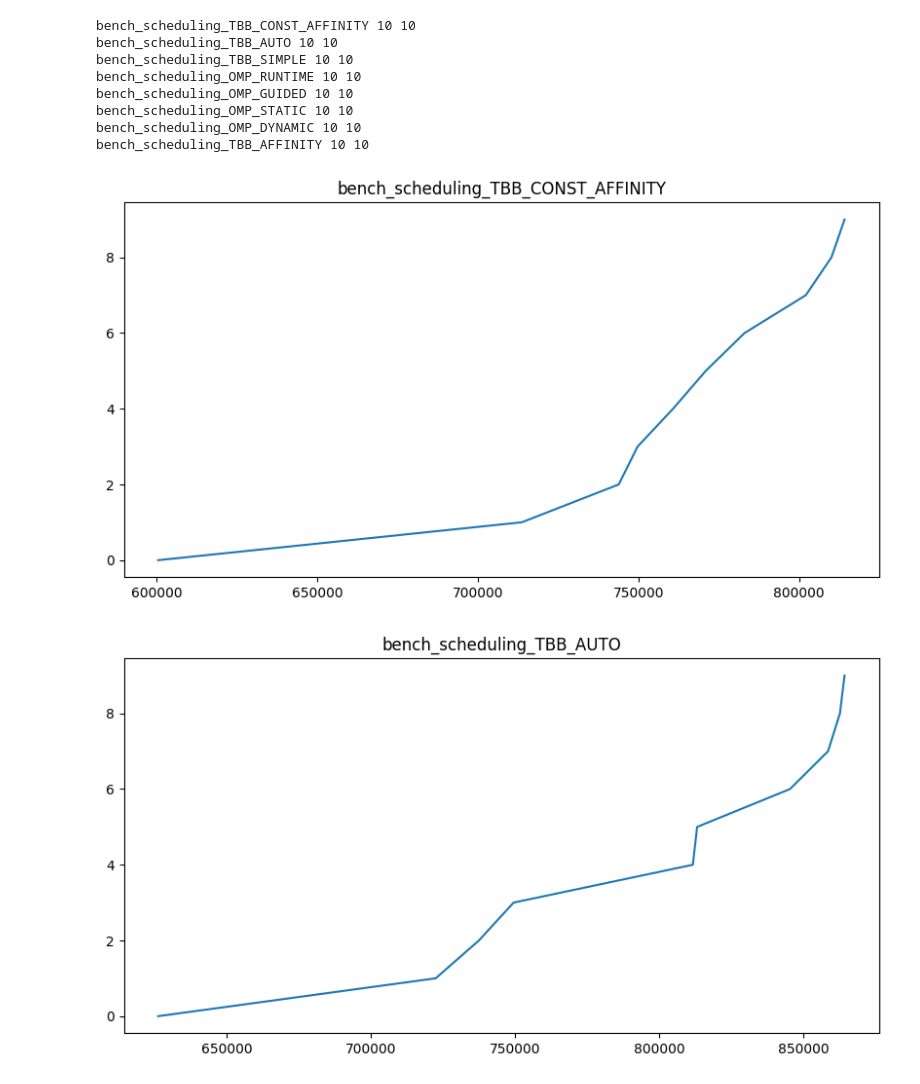
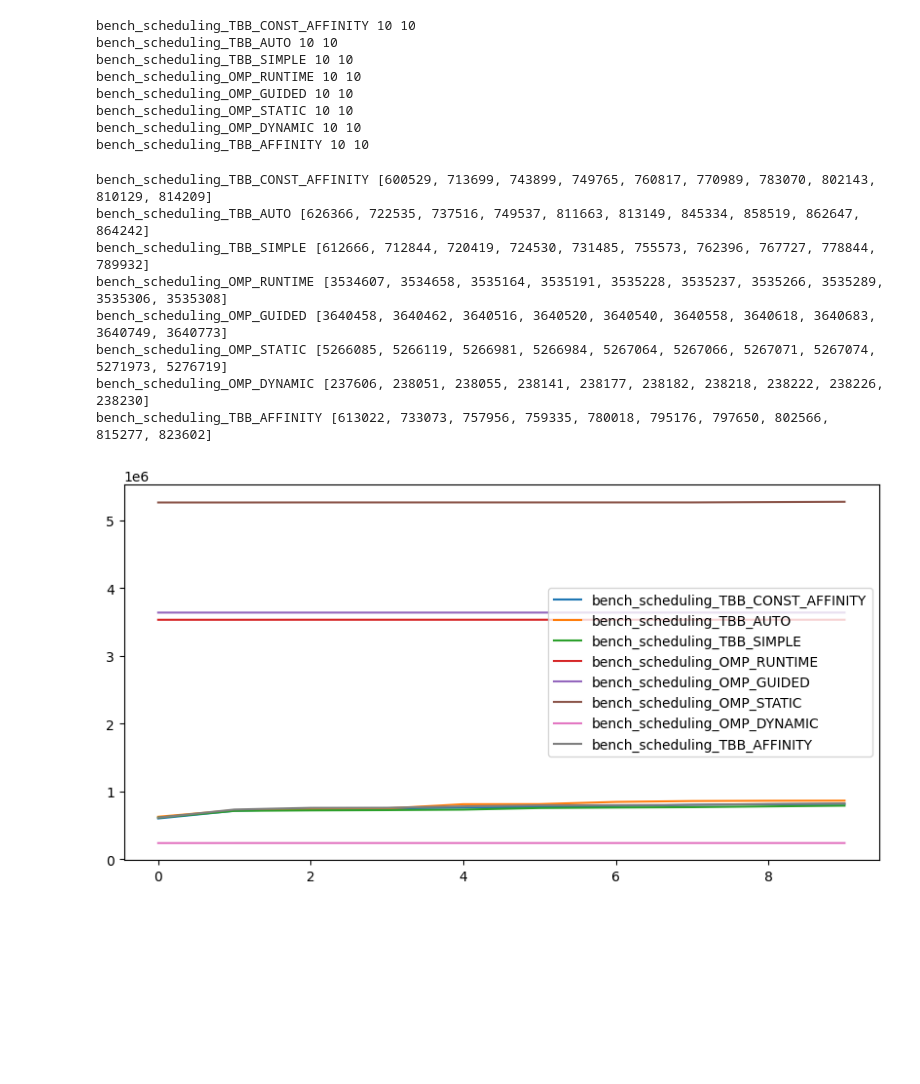
Before and after one commit to blonded04/composable-parallel-scheduler-microbench, a Jupyter notebook: benchplot.ipynb, the cells around one changed output. Saved outputs shown, nothing was run; the diff lists cells and outputs as text; code cells hidden in the pictures; blank space fills up the shorter version.

```diff
--- a/benchplot.ipynb
+++ b/benchplot.ipynb
@@ -73,14 +73,20 @@ bench_scheduling_OMP_STATIC 10 10
 bench_scheduling_OMP_DYNAMIC 10 10
 bench_scheduling_TBB_AFFINITY 10 10
 # %%
-# plot distribution of scheduling_times for each bench_type on one plot
-# y for time, x for thread_id
+# x for thread_idx, y for time
 plt.figure(figsize=(10, 5))
 for bench_type, times in scheduling_times.items():
-    plt.plot(times, range(len(times)), label=bench_type)
-    # add label of bench_type to legend
-
+    print(bench_type, times)
+    plt.plot(range(len(times)), times, label=bench_type)
+plt.legend()
 plt.show()
 # %% [output]
+bench_scheduling_TBB_CONST_AFFINITY [600529, 713699, 743899, 749765, 760817, 770989, 783070, 802143, 810129, 814209]
+bench_scheduling_TBB_AUTO [626366, 722535, 737516, 749537, 811663, 813149, 845334, 858519, 862647, 864242]
+bench_scheduling_TBB_SIMPLE [612666, 712844, 720419, 724530, 731485, 755573, 762396, 767727, 778844, 789932]
+bench_scheduling_OMP_RUNTIME [3534607, 3534658, 3535164, 3535191, 3535228, 3535237, 3535266, 3535289, 3535306, 3535308]
+bench_scheduling_OMP_GUIDED [3640458, 3640462, 3640516, 3640520, 3640540, 3640558, 3640618, 3640683, 3640749, 3640773]
+bench_scheduling_OMP_STATIC [5266085, 5266119, 5266981, 5266984, 5267064, 5267066, 5267071, 5267074, 5271973, 5276719]
+bench_scheduling_OMP_DYNAMIC [237606, 238051, 238055, 238141, 238177, 238182, 238218, 238222, 238226, 238230]
+bench_scheduling_TBB_AFFINITY [613022, 733073, 757956, 759335, 780018, 795176, 797650, 802566, 815277, 823602]
-[figure, old version]
+[figure, new version]
-[figure, removed]
```
Also changed, not shown: parts of 2 cells of this notebook, 1 other file.
